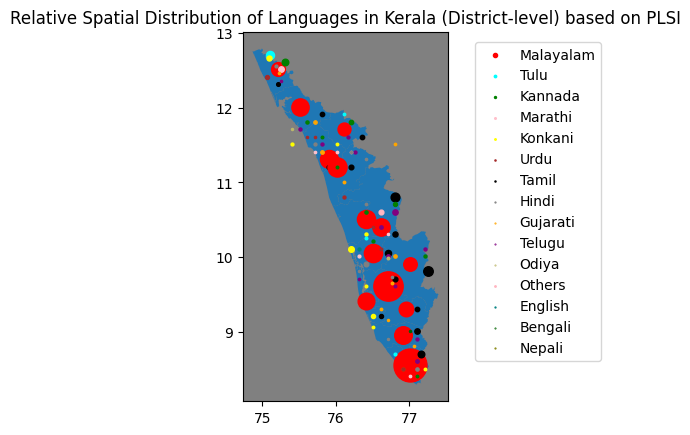
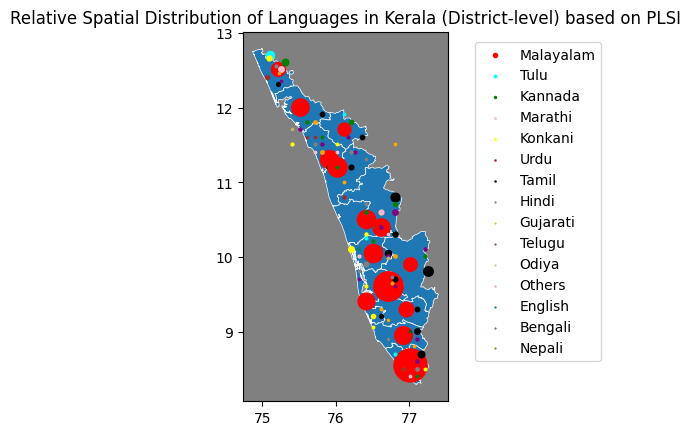
The notebook cell's code change between the first figure and the second:
--- before
+++ after
@@ -5,5 +5,5 @@
 # kerala.plot()
 
-all_districts.plot(ax=ax)
+all_districts.plot(ax=ax, linewidth=.5, edgecolor="white")
 # for each dataframe (df_kasara, df_kannur) 
 for dataframe in all_language_dfs: 

Commit: Add files via upload